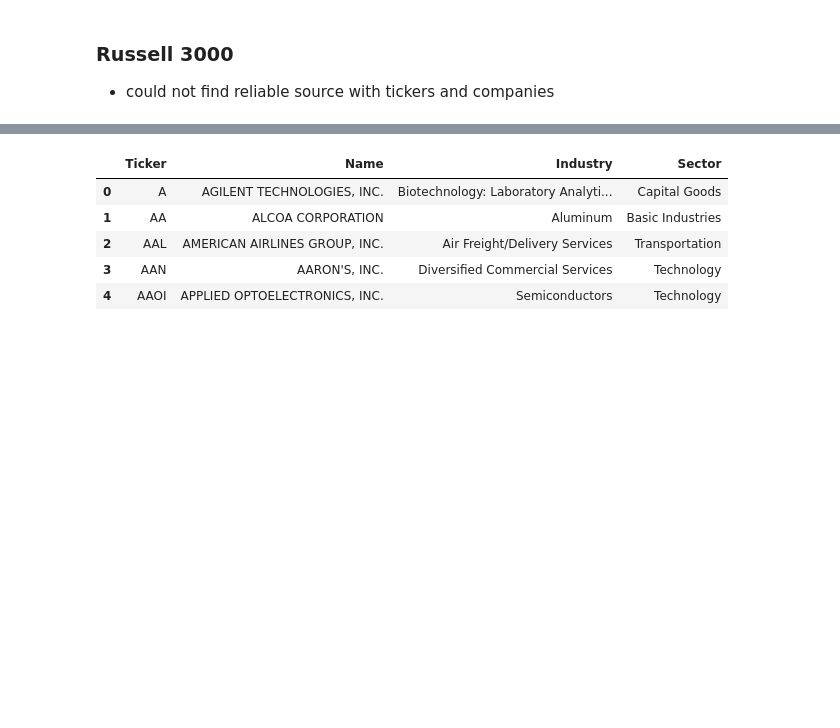
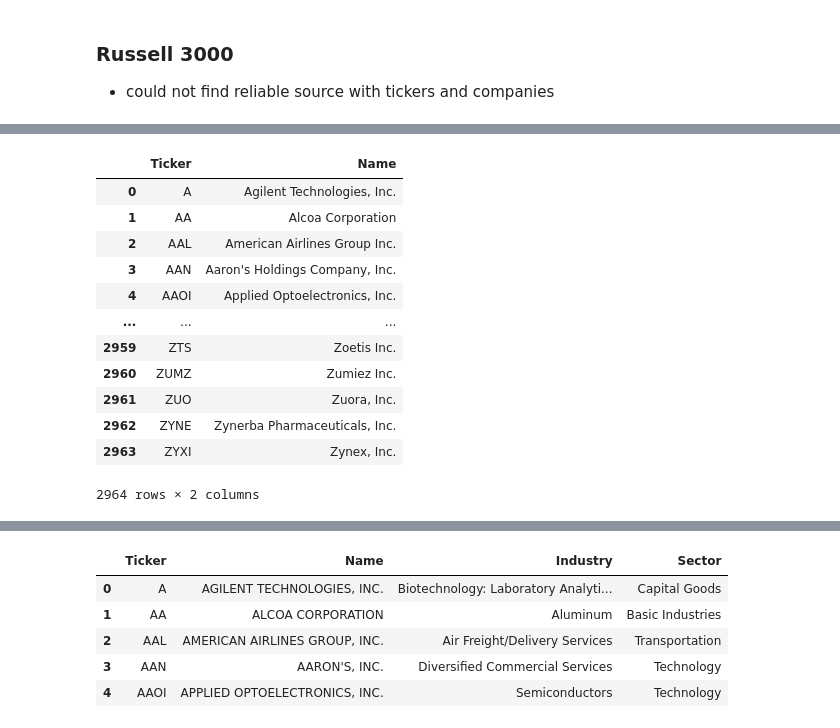
Before and after one commit to Sivalavida/Text-based-Industry-Classification, a Jupyter notebook: Data Extraction and Preparation.ipynb, the cells around one changed output, grey strips where cells are left out. Cells and saved outputs as stored; diff of their text form; code cells hidden in the pictures; blank space fills up the shorter version.

```diff
--- a/Data Extraction and Preparation.ipynb
+++ b/Data Extraction and Preparation.ipynb
@@ -85,0 +91,6 @@ pass
+# %%
+russell_tickers_df = pd.read_csv('data_in/ticker_to_gics.csv', names=['Ticker', 'GICS'])
+russell_tickers_df.Ticker = russell_tickers_df.Ticker.str.replace('/','-')
+russell_tickers_df.drop('GICS', axis=1, inplace=True)
+print(russell_tickers_df.shape)
+russell_tickers_df.head()
@@ -85,0 +105,25 @@ pass
+# %%
+def get_ticker_fullname(ticker):
+    try:
+        cpy = yf.Ticker(ticker)
+        name = cpy.info['longName']
+        return name
+    except:
+        return None
+# %%
+russell_tickers_df['Name'] = [get_ticker_fullname(ticker) for ticker in tqdm(russell_tickers_df.Ticker)]
+russell_tickers_df
+# %% [output]
+|  | Ticker | Name |
+| 0 | A | Agilent Technologies, Inc. |
+| 1 | AA | Alcoa Corporation |
+| 2 | AAL | American Airlines Group Inc. |
+| 3 | AAN | Aaron's Holdings Company, Inc. |
+| 4 | AAOI | Applied Optoelectronics, Inc. |
+| ... | ... | ... |
+| 2959 | ZTS | Zoetis Inc. |
+| 2960 | ZUMZ | Zumiez Inc. |
+| 2961 | ZUO | Zuora, Inc. |
+| 2962 | ZYNE | Zynerba Pharmaceuticals, Inc. |
+| 2963 | ZYXI | Zynex, Inc. |
+2964 rows × 2 columns
```
Also changed, not shown: parts of 19 cells of this notebook, 8 other files.
